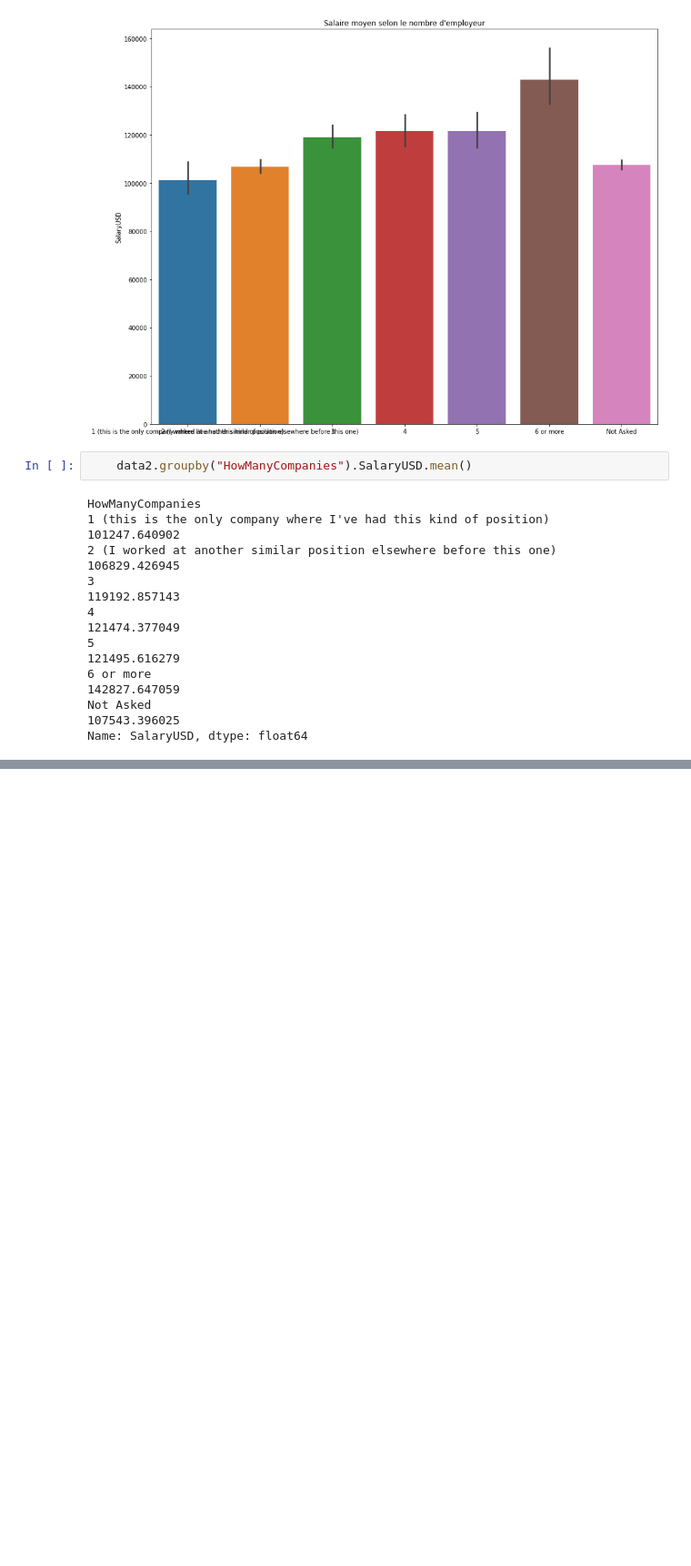
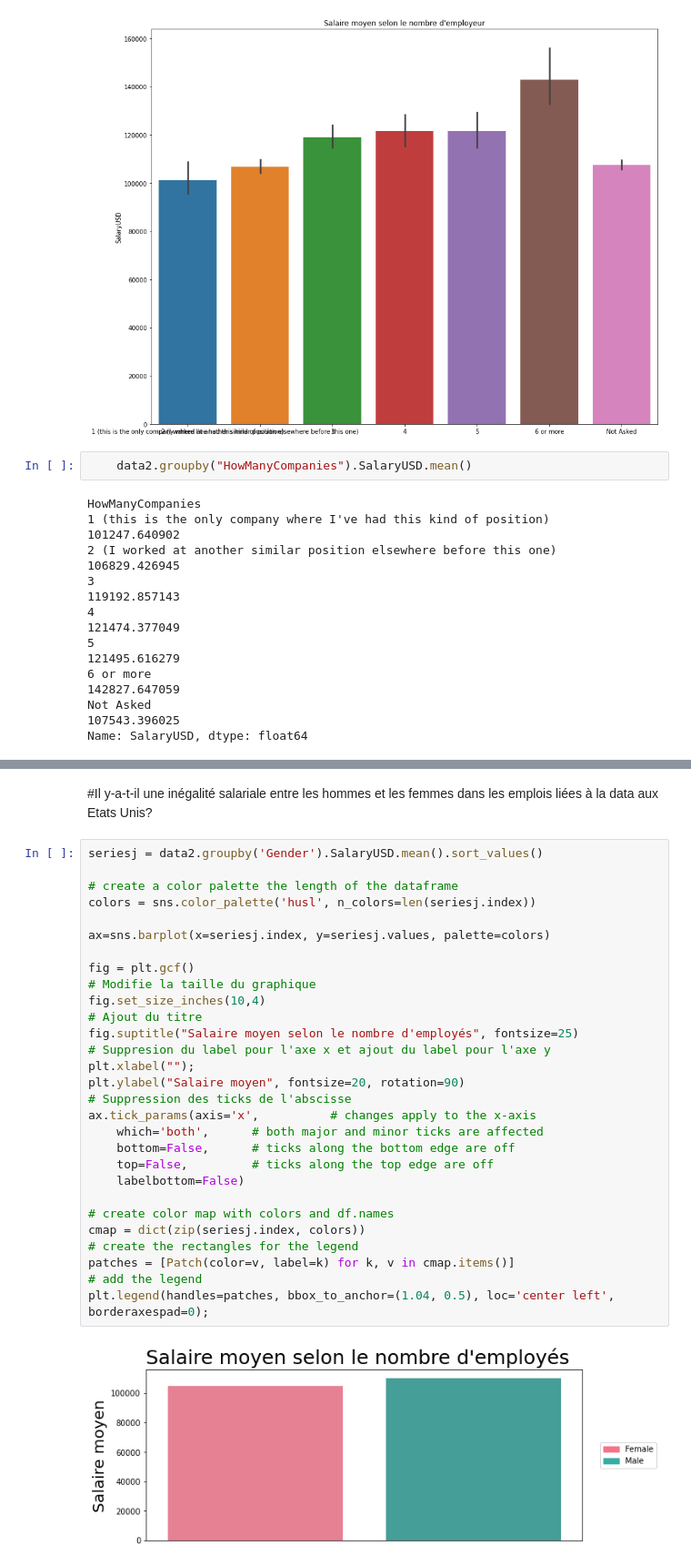
Before and after one commit to fberrabah/TheAmericanDream, a Jupyter notebook: notebook/Career_visualization.ipynb, the cells around one changed output, grey strips where cells are left out. Shown at 91% size. Drawn from its saved outputs; the diff is of its cells as text; blank space fills up the shorter version.

Commit message:
add questions gender

```diff
--- a/notebook/Career_visualization.ipynb
+++ b/notebook/Career_visualization.ipynb
@@ -137,0 +215,33 @@ Name: SalaryUSD, dtype: float64
+# %% [markdown]
+#Il y-a-t-il une inégalité salariale entre les hommes et les femmes dans les emplois liées à la data aux Etats Unis?
+# %%
+seriesj = data2.groupby('Gender').SalaryUSD.mean().sort_values()
+
+# create a color palette the length of the dataframe
+colors = sns.color_palette('husl', n_colors=len(seriesj.index))
+
+ax=sns.barplot(x=seriesj.index, y=seriesj.values, palette=colors)
+
+fig = plt.gcf()
+# Modifie la taille du graphique
+fig.set_size_inches(10,4)
+# Ajout du titre
+fig.suptitle("Salaire moyen selon le nombre d'employés", fontsize=25)
+# Suppresion du label pour l'axe x et ajout du label pour l'axe y
+plt.xlabel("");
+plt.ylabel("Salaire moyen", fontsize=20, rotation=90)
+# Suppression des ticks de l'abscisse
+ax.tick_params(axis='x',          # changes apply to the x-axis
+    which='both',      # both major and minor ticks are affected
+    bottom=False,      # ticks along the bottom edge are off
+    top=False,         # ticks along the top edge are off
+    labelbottom=False)
+
+# create color map with colors and df.names
+cmap = dict(zip(seriesj.index, colors))
+# create the rectangles for the legend
+patches = [Patch(color=v, label=k) for k, v in cmap.items()]
+# add the legend
+plt.legend(handles=patches, bbox_to_anchor=(1.04, 0.5), loc='center left', borderaxespad=0);
+# %% [output]
+[figure, added]
```
Also changed, not shown: parts of 10 cells of this notebook, 1 other file.
